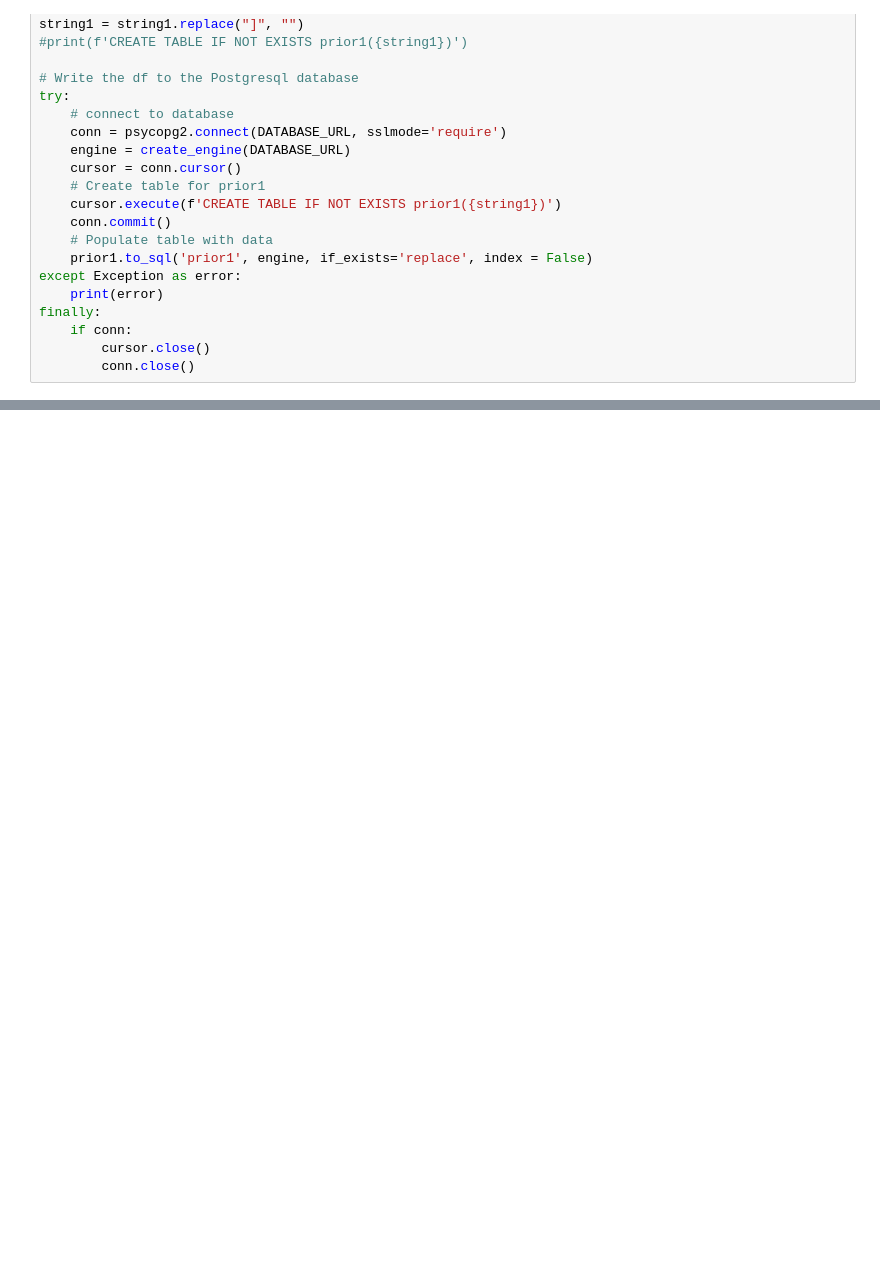
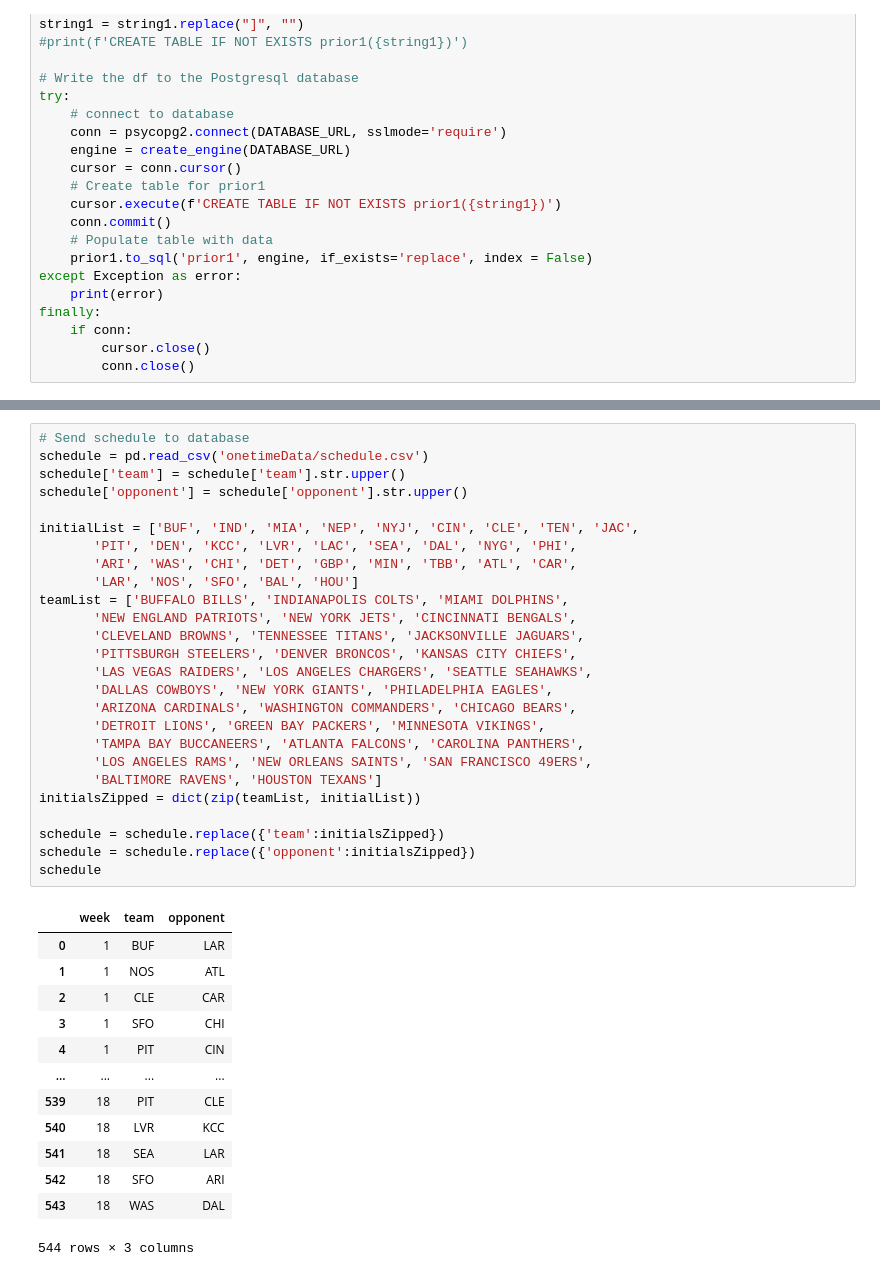
Before and after one commit to travisdharry/ff_demo, a Jupyter notebook: initialSetup.ipynb, the cells around one changed output, grey strips where cells are left out. Cells and saved outputs as stored; diff of their text form; blank space fills up the shorter version.

Commit message:
completed initial setup, prepped model source

```diff
--- a/initialSetup.ipynb
+++ b/initialSetup.ipynb
@@ -165,0 +221,40 @@ finally:
+# %%
+# Send schedule to database
+schedule = pd.read_csv('onetimeData/schedule.csv')
+schedule['team'] = schedule['team'].str.upper()
+schedule['opponent'] = schedule['opponent'].str.upper()
+
+initialList = ['BUF', 'IND', 'MIA', 'NEP', 'NYJ', 'CIN', 'CLE', 'TEN', 'JAC',
+       'PIT', 'DEN', 'KCC', 'LVR', 'LAC', 'SEA', 'DAL', 'NYG', 'PHI',
+       'ARI', 'WAS', 'CHI', 'DET', 'GBP', 'MIN', 'TBB', 'ATL', 'CAR',
+       'LAR', 'NOS', 'SFO', 'BAL', 'HOU']
+teamList = ['BUFFALO BILLS', 'INDIANAPOLIS COLTS', 'MIAMI DOLPHINS',
+       'NEW ENGLAND PATRIOTS', 'NEW YORK JETS', 'CINCINNATI BENGALS',
+       'CLEVELAND BROWNS', 'TENNESSEE TITANS', 'JACKSONVILLE JAGUARS',
+       'PITTSBURGH STEELERS', 'DENVER BRONCOS', 'KANSAS CITY CHIEFS',
+       'LAS VEGAS RAIDERS', 'LOS ANGELES CHARGERS', 'SEATTLE SEAHAWKS',
+       'DALLAS COWBOYS', 'NEW YORK GIANTS', 'PHILADELPHIA EAGLES',
+       'ARIZONA CARDINALS', 'WASHINGTON COMMANDERS', 'CHICAGO BEARS',
+       'DETROIT LIONS', 'GREEN BAY PACKERS', 'MINNESOTA VIKINGS',
+       'TAMPA BAY BUCCANEERS', 'ATLANTA FALCONS', 'CAROLINA PANTHERS',
+       'LOS ANGELES RAMS', 'NEW ORLEANS SAINTS', 'SAN FRANCISCO 49ERS',
+       'BALTIMORE RAVENS', 'HOUSTON TEXANS']
+initialsZipped = dict(zip(teamList, initialList))
+
+schedule = schedule.replace({'team':initialsZipped})
+schedule = schedule.replace({'opponent':initialsZipped})
+schedule
+# %% [output]
+|  | week | team | opponent |
+| 0 | 1 | BUF | LAR |
+| 1 | 1 | NOS | ATL |
+| 2 | 1 | CLE | CAR |
+| 3 | 1 | SFO | CHI |
+| 4 | 1 | PIT | CIN |
+| ... | ... | ... | ... |
+| 539 | 18 | PIT | CLE |
+| 540 | 18 | LVR | KCC |
+| 541 | 18 | SEA | LAR |
+| 542 | 18 | SFO | ARI |
+| 543 | 18 | WAS | DAL |
+544 rows × 3 columns
```
Also changed, not shown: parts of 7 cells of this notebook, 1 other file.
